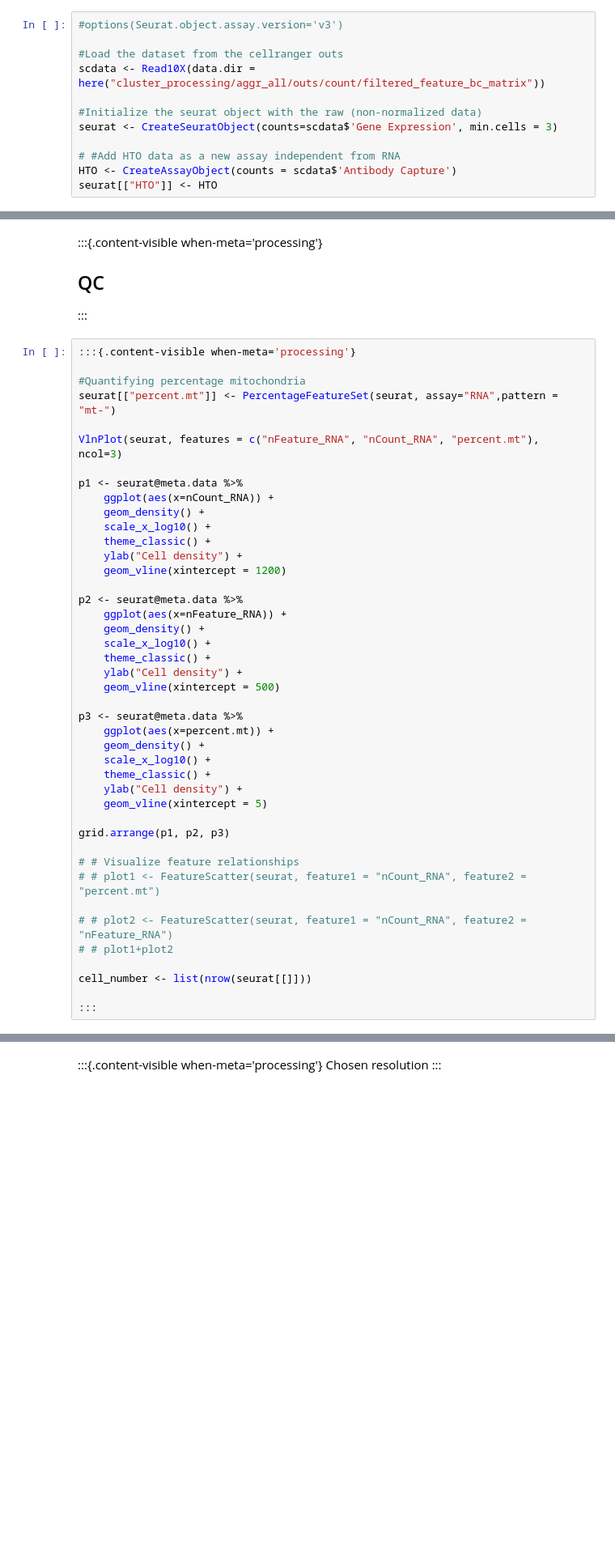
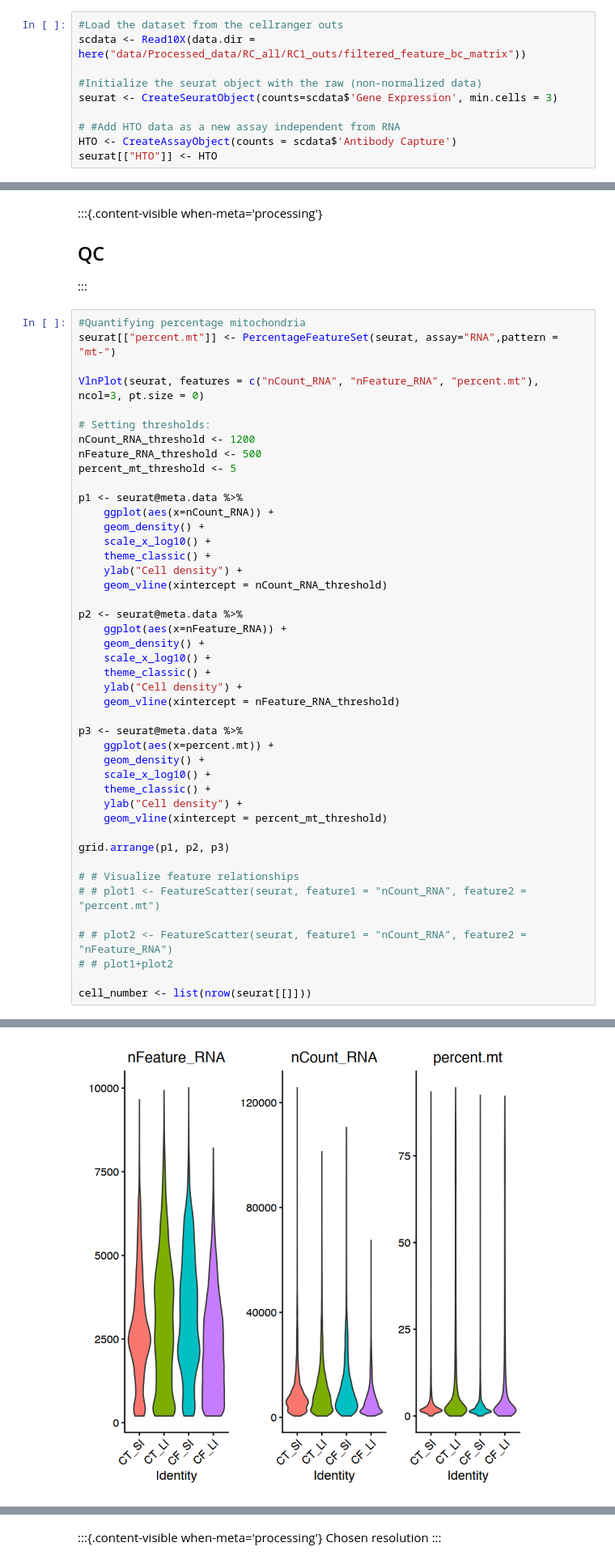
Before and after one commit to EduardAnsaldo/scripts_for_single_cell_analysis, a Jupyter notebook: Analysis_template.ipynb, the cells around one changed output, grey strips where cells are left out. Shown at 81% size. Cells and saved outputs as stored; diff of their text form; blank space fills up the shorter version.

```diff
--- a/Analysis_template.ipynb
+++ b/Analysis_template.ipynb
@@ -96,10 +88,8 @@ here() starts at /Users/eduardansaldo/Scripps Research Dropbox/Eduard Ansaldo Gi
 ## Read in data
 :::
 # %%
-#options(Seurat.object.assay.version='v3')
-
 #Load the dataset from the cellranger outs
-scdata <- Read10X(data.dir = here("cluster_processing/aggr_all/outs/count/filtered_feature_bc_matrix"))
+scdata <- Read10X(data.dir = here("data/Processed_data/RC_all/RC1_outs/filtered_feature_bc_matrix"))
 
 #Initialize the seurat object with the raw (non-normalized data)
 seurat <- CreateSeuratObject(counts=scdata$'Gene Expression', min.cells = 3)
@@ -117,12 +107,15 @@ here() starts at /Users/eduardansaldo/Scripps Research Dropbox/Eduard Ansaldo Gi
 ## QC
 :::
 # %%
-:::{.content-visible when-meta='processing'}
-
 #Quantifying percentage mitochondria
 seurat[["percent.mt"]] <- PercentageFeatureSet(seurat, assay="RNA",pattern = "mt-")
 
-VlnPlot(seurat, features = c("nFeature_RNA", "nCount_RNA", "percent.mt"), ncol=3)
+VlnPlot(seurat, features = c("nCount_RNA", "nFeature_RNA", "percent.mt"), ncol=3, pt.size = 0)
+
+# Setting thresholds:
+nCount_RNA_threshold <- 1200
+nFeature_RNA_threshold <- 500
+percent_mt_threshold <- 5
 
 p1 <- seurat@meta.data %>%
   	ggplot(aes(x=nCount_RNA)) +
@@ -130,7 +123,7 @@ p1 <- seurat@meta.data %>%
   	scale_x_log10() +
   	theme_classic() +
   	ylab("Cell density") +
-  	geom_vline(xintercept = 1200)
+  	geom_vline(xintercept = nCount_RNA_threshold)
 
 p2 <- seurat@meta.data %>%
   	ggplot(aes(x=nFeature_RNA)) +
@@ -138,7 +131,7 @@ p2 <- seurat@meta.data %>%
   	scale_x_log10() +
   	theme_classic() +
   	ylab("Cell density") +
-  	geom_vline(xintercept = 500)
+  	geom_vline(xintercept = nFeature_RNA_threshold)
 
 p3 <- seurat@meta.data %>%
   	ggplot(aes(x=percent.mt)) +
@@ -146,7 +139,7 @@ p3 <- seurat@meta.data %>%
   	scale_x_log10() +
   	theme_classic() +
   	ylab("Cell density") +
-  	geom_vline(xintercept = 5)
+  	geom_vline(xintercept = percent_mt_threshold)
 
 grid.arrange(p1, p2, p3)
 
@@ -157,5 +150,4 @@ grid.arrange(p1, p2, p3)
 # # plot1+plot2
 
 cell_number <- list(nrow(seurat[[]]))
-
-:::
+# %% [output]
@@ -161,0 +158 @@ cell_number <- list(nrow(seurat[[]]))
+[figure, added]
```
Also changed, not shown: parts of 70 cells of this notebook, 13 other files.
